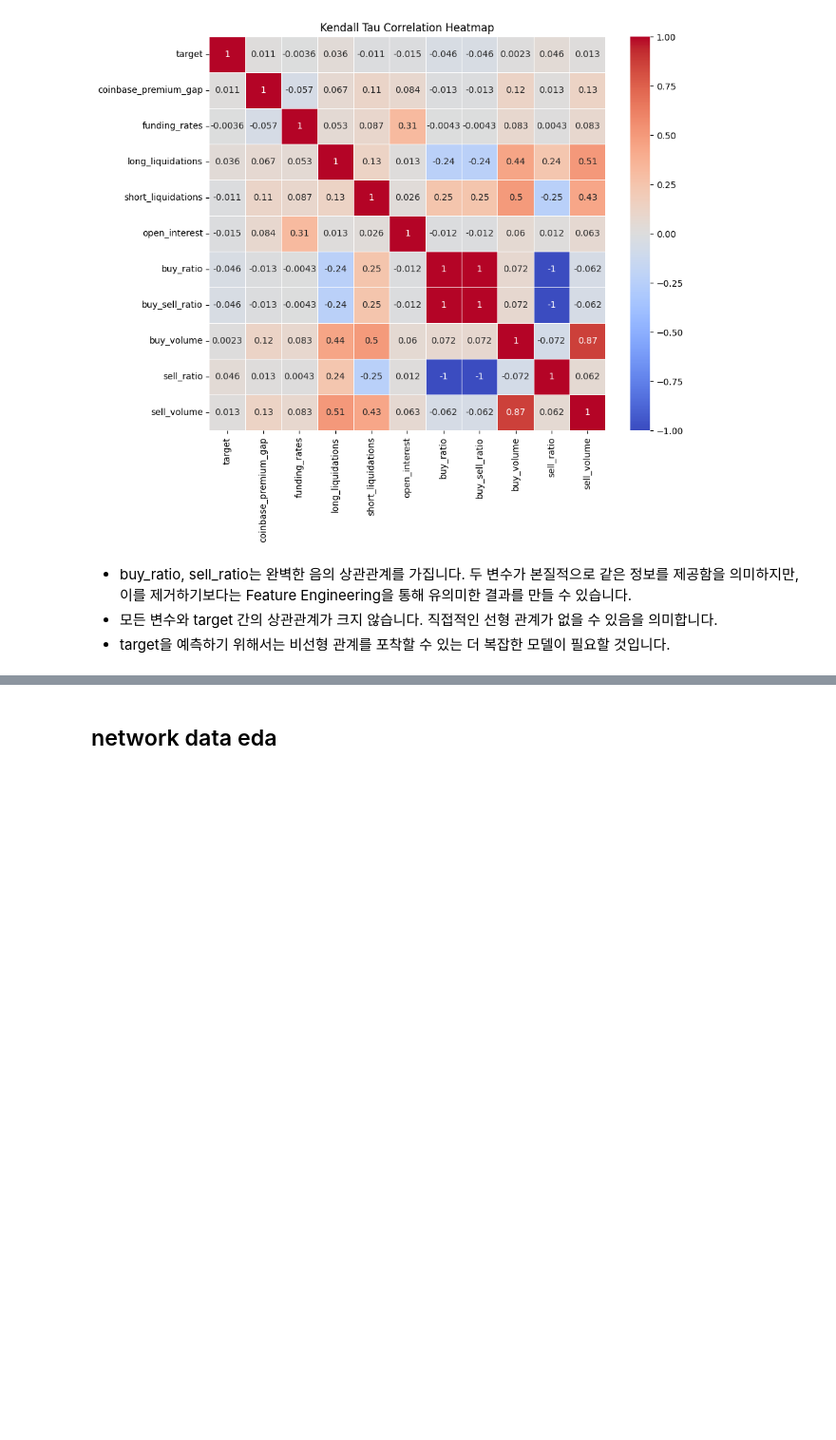
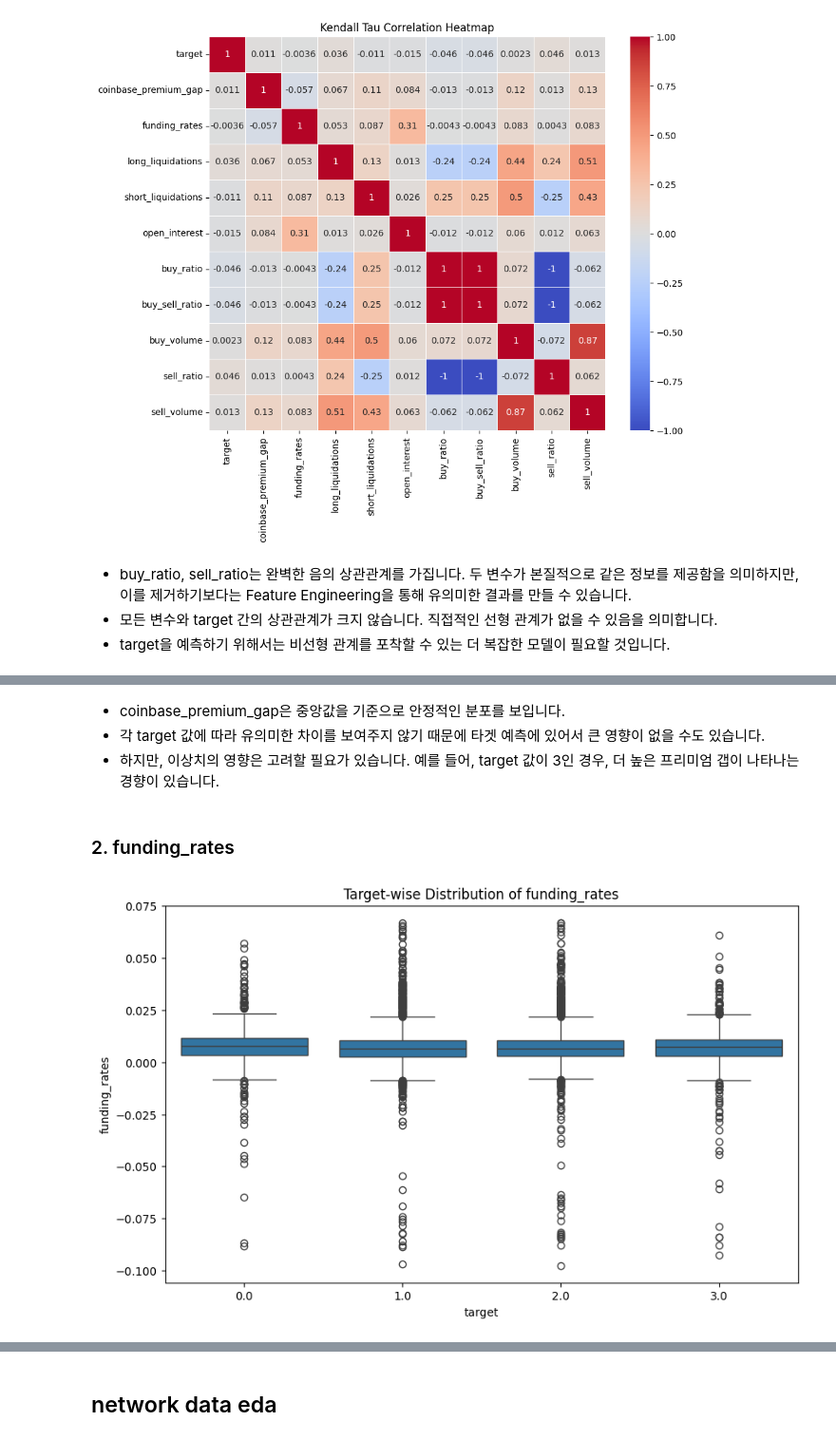
Before and after one commit to boostcampaitech7/level1-classificationinmachinelearning-recsys-10, a Jupyter notebook: eda_fe.ipynb, the cells around one changed output, grey strips where cells are left out. Shown at 95% size. Saved outputs shown, nothing was run; the diff lists cells and outputs as text; code cells hidden in the pictures; blank space fills up the shorter version.

```diff
--- a/eda_fe.ipynb
+++ b/eda_fe.ipynb
@@ -836,0 +853,15 @@ plt.show()
+# %% [markdown]
+- coinbase_premium_gap은 중앙값을 기준으로 안정적인 분포를 보입니다.
+- 각 target 값에 따라 유의미한 차이를 보여주지 않기 때문에 타겟 예측에 있어서 큰 영향이 없을 수도 있습니다.
+- 하지만, 이상치의 영향은 고려할 필요가 있습니다. 예를 들어, target 값이 3인 경우, 더 높은 프리미엄 갭이 나타나는 경향이 있습니다.
+# %% [markdown]
+### 2. funding_rates
+# %%
+# 타겟별 피처 분포 시각화
+feature = top_3_features[1]
+plt.figure(figsize=(10, 6))
+sns.boxplot(x='target', y=feature, data=eda_df_train_filtered)
+plt.title(f'Target-wise Distribution of {feature}')
+plt.show()
+# %% [output]
+[figure, added]
```
Also changed, not shown: parts of 10 cells of this notebook.
